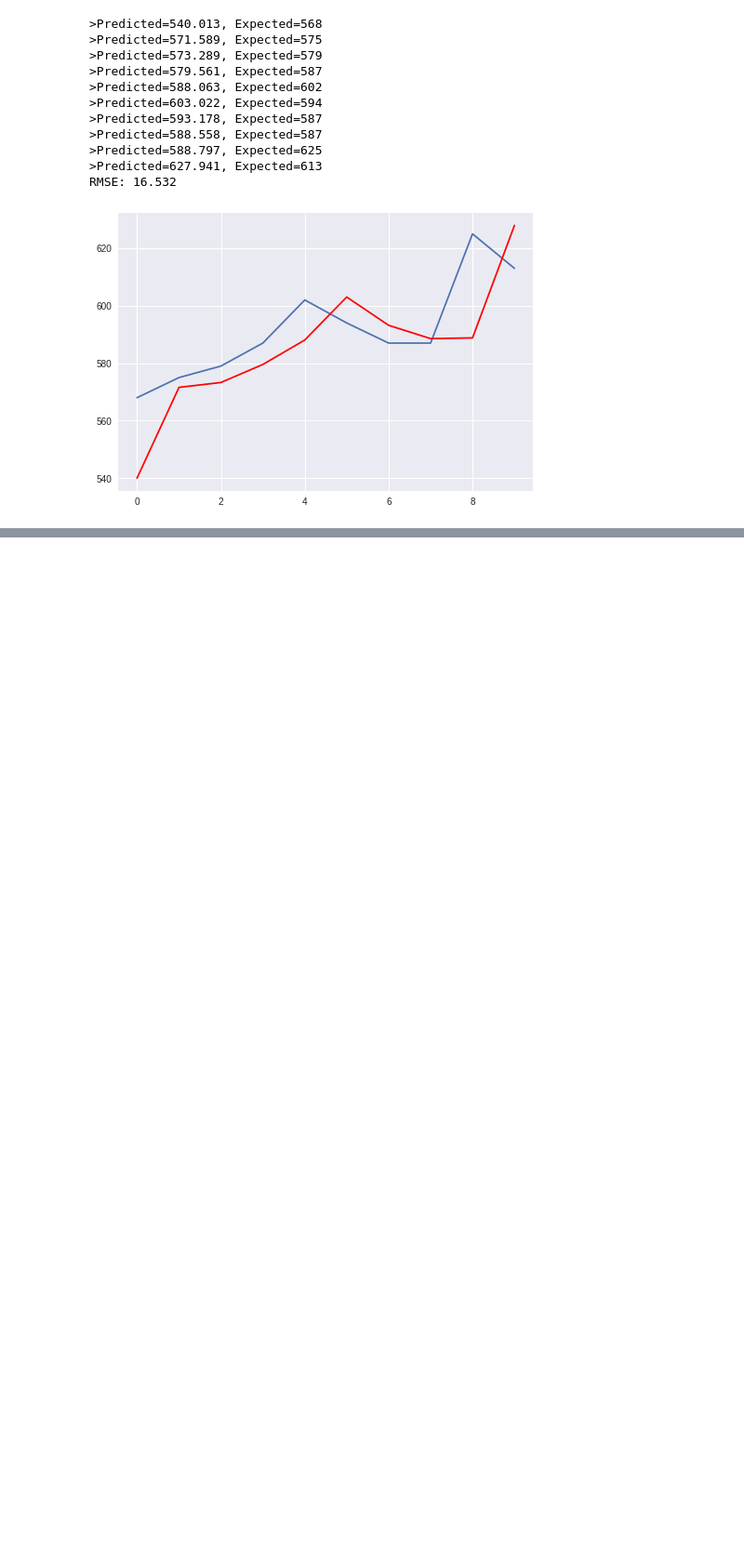
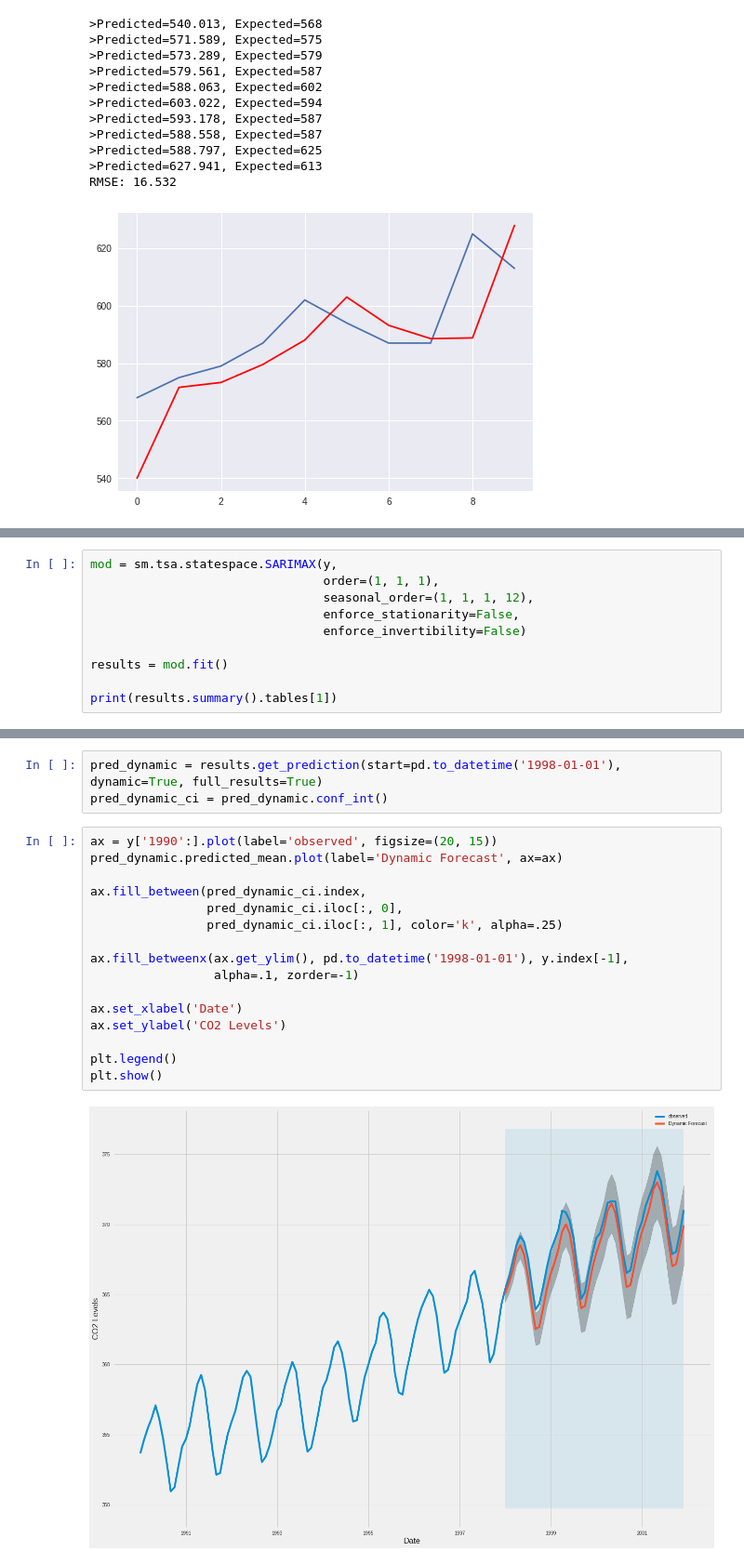
Before and after one commit to IWichakam/smart-city, a Jupyter notebook: ARIMA.ipynb, the cells around one changed output, grey strips where cells are left out. Shown at 93% size. Drawn from its saved outputs; the diff is of its cells as text; blank space fills up the shorter version.

```diff
--- a/ARIMA.ipynb
+++ b/ARIMA.ipynb
@@ -495,0 +609,10 @@ RMSE: 16.532
+# %%
+mod = sm.tsa.statespace.SARIMAX(y,
+                                order=(1, 1, 1),
+                                seasonal_order=(1, 1, 1, 12),
+                                enforce_stationarity=False,
+                                enforce_invertibility=False)
+
+results = mod.fit()
+
+print(results.summary().tables[1])
@@ -495,0 +629,21 @@ RMSE: 16.532
+# %%
+pred_dynamic = results.get_prediction(start=pd.to_datetime('1998-01-01'), dynamic=True, full_results=True)
+pred_dynamic_ci = pred_dynamic.conf_int()
+# %%
+ax = y['1990':].plot(label='observed', figsize=(20, 15))
+pred_dynamic.predicted_mean.plot(label='Dynamic Forecast', ax=ax)
+
+ax.fill_between(pred_dynamic_ci.index,
+                pred_dynamic_ci.iloc[:, 0],
+                pred_dynamic_ci.iloc[:, 1], color='k', alpha=.25)
+
+ax.fill_betweenx(ax.get_ylim(), pd.to_datetime('1998-01-01'), y.index[-1],
+                 alpha=.1, zorder=-1)
+
+ax.set_xlabel('Date')
+ax.set_ylabel('CO2 Levels')
+
+plt.legend()
+plt.show()
+# %% [output]
+[figure, added]
```
Also changed, not shown: parts of 31 cells of this notebook.
